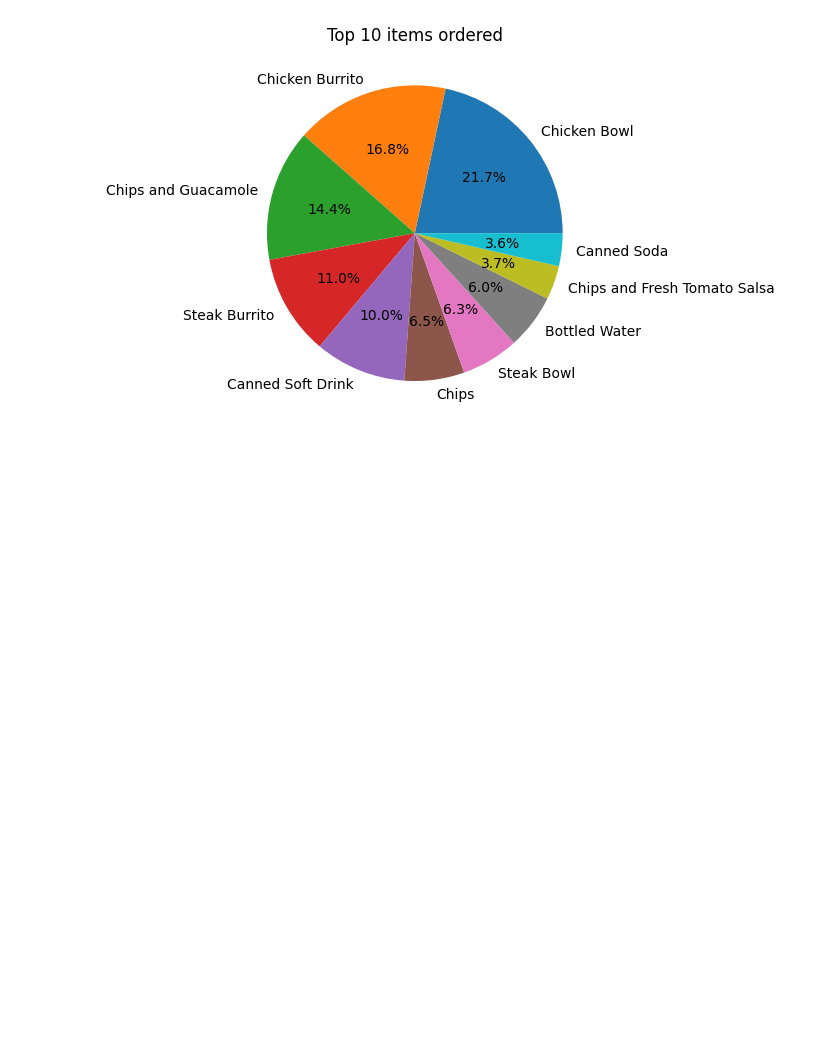
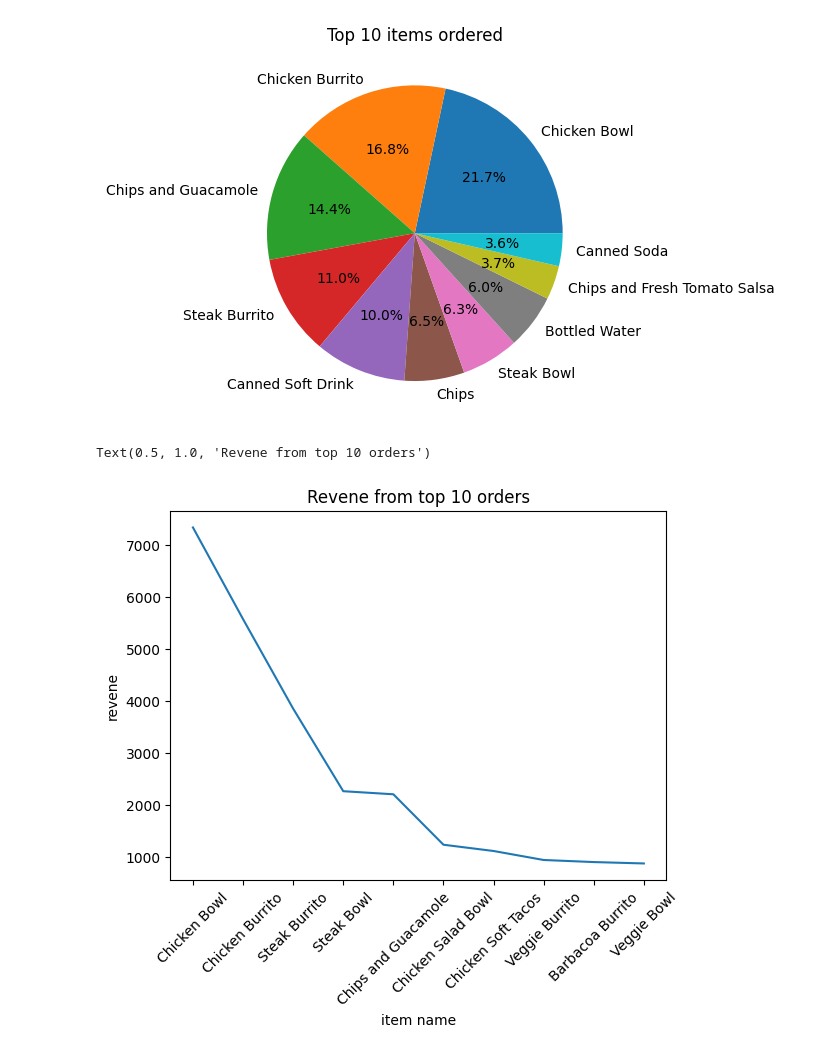
Before and after one commit to build-summer-2024/Yellow-team-data-exploration, a Jupyter notebook: july17.ipynb, the cells around one changed output. Saved outputs shown, nothing was run; the diff lists cells and outputs as text; code cells hidden in the pictures; blank space fills up the shorter version.

Commit message:
top 10 revene

```diff
--- a/july17.ipynb
+++ b/july17.ipynb
@@ -118,3 +118,14 @@ plt.title('Top 10 items ordered')
 # %% [output]
 Text(0.5, 1.0, 'Top 10 items ordered')
 [figure]
+# %%
+top10_revene = chipotle_df.groupby("item_name")['item_price'].sum()
+top10_price = top10_revene.sort_values(ascending = False).head(10)
+seaborn.lineplot(data=top10_price)
+plt.xlabel('item name')
+plt.ylabel('revene')
+plt.xticks(rotation=45)
+plt.title('Revene from top 10 orders')
+# %% [output]
+Text(0.5, 1.0, 'Revene from top 10 orders')
+[figure, added]
```
Also changed, not shown: parts of 1 cell of this notebook, 1 other file.
